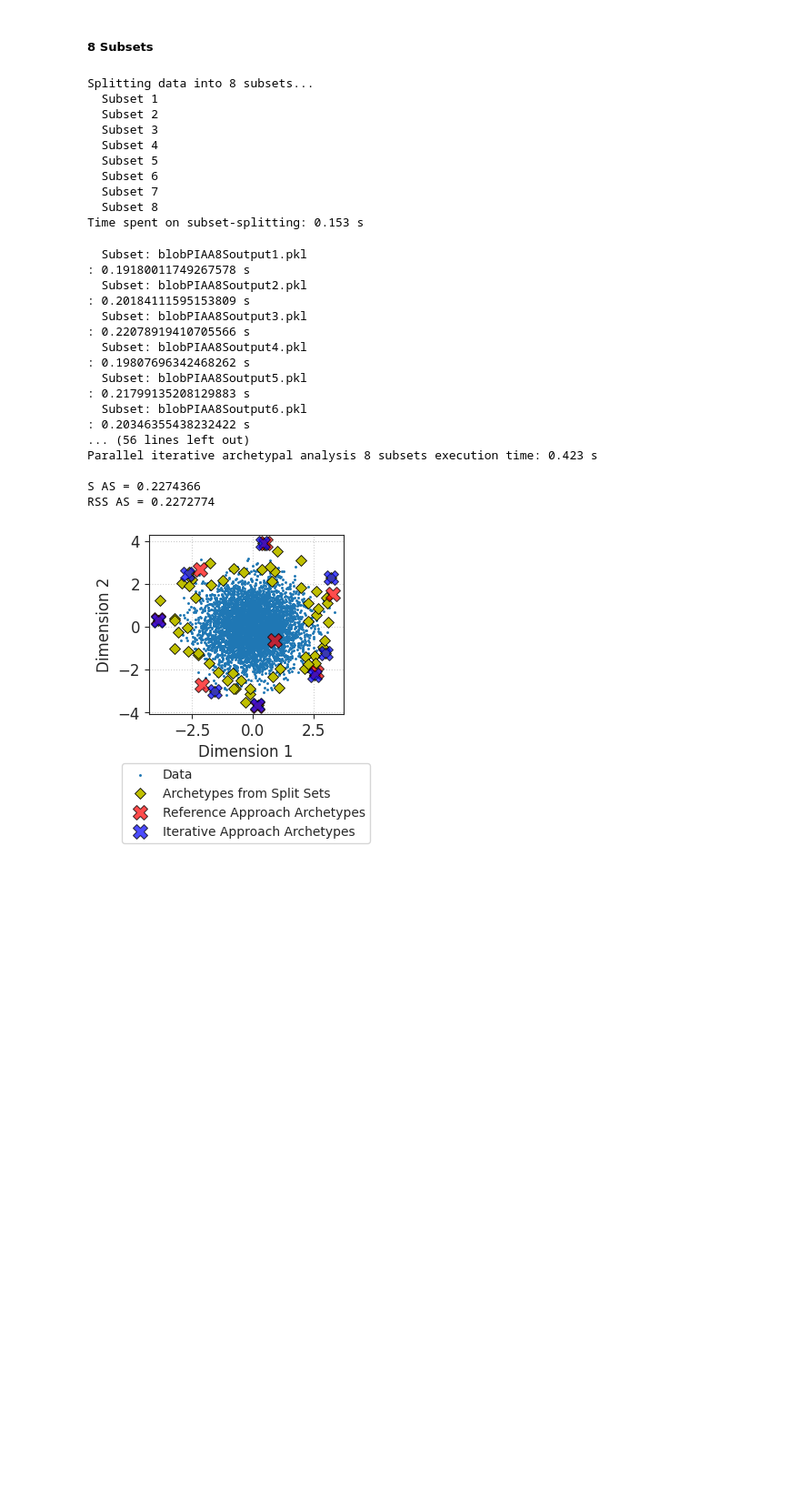
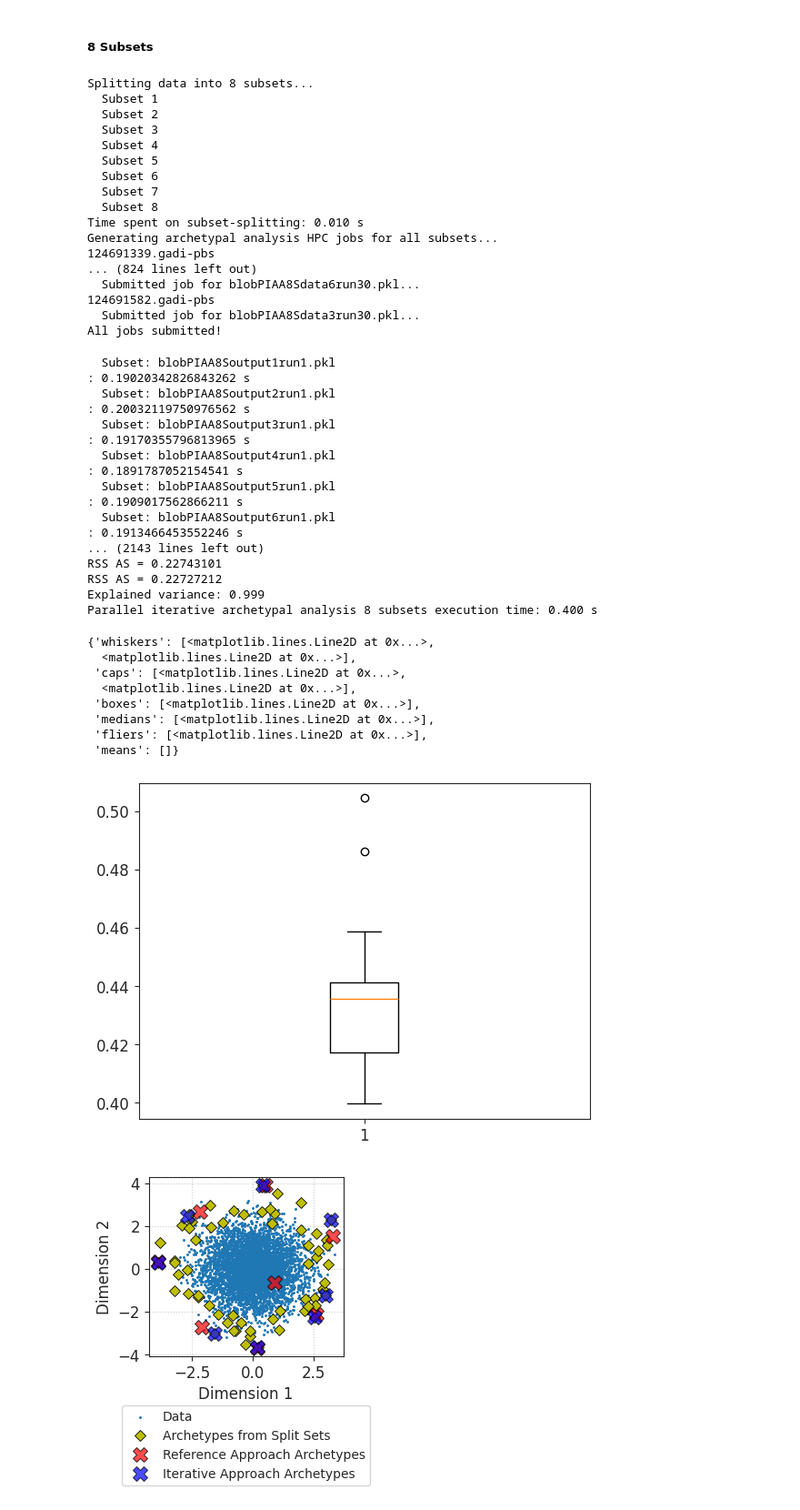
Before and after one commit to Jon-Ting/iteraa, a Jupyter notebook: docs/piaaDemo.ipynb, the cells around one changed output. Shown at 91% size. Cells and saved outputs as stored; diff of their text form; code cells hidden in the pictures; blank space fills up the shorter version.

```diff
--- a/docs/piaaDemo.ipynb
+++ b/docs/piaaDemo.ipynb
@@ -591,10 +671,13 @@ runAAonData(Xscaled, AAreference, AAiterative,
 # %% [markdown]
 ##### 8 Subsets
 # %%
-numSubset = 8
-# Split the data into subsets and run archetypal analysis on each subset (NOTE: job submission could only be done on HPC clusters)
-splitRunTime = runPIAA1(Xscaled, numArchetypes=numArchetypes, numSubset=numSubset, shuffle=SHUFFLE, randomState=RANDOM_STATE,
-                        datasetType=f"{figNamePrefix}{numSubset}S", numCPUs=1, wallTime='00:03:00', mem=5, verbose=VERBOSE)
+numArchetypes, numSubset = 8, 8
+splitRunTimes = []
+for i in range(NUM_ITER):
+    # Split the data into subsets and run archetypal analysis on each subset (NOTE: job submission could only be done on HPC clusters)
+    splitRunTime = runPIAA1(Xscaled, numArchetypes=numArchetypes, numSubset=numSubset, shuffle=SHUFFLE, randomState=RANDOM_STATE,
+                            datasetType=f"{figNamePrefix}{numSubset}S", postfixStr=f"run{i+1}", numCPUs=1, wallTime='00:03:00', mem=5, verbose=VERBOSE)
+    splitRunTimes.append(splitRunTime)
 # %% [output]
 Splitting data into 8 subsets...
   Subset 1
@@ -605,30 +688,53 @@ Splitting data into 8 subsets...
   Subset 6
   Subset 7
   Subset 8
-Time spent on subset-splitting: 0.153 s
+Time spent on subset-splitting: 0.010 s
+Generating archetypal analysis HPC jobs for all subsets...
+124691339.gadi-pbs
+... (824 lines left out)
+  Submitted job for blobPIAA8Sdata6run30.pkl...
+124691582.gadi-pbs
+  Submitted job for blobPIAA8Sdata3run30.pkl...
+All jobs submitted!
 # %%
 # Obtain the final results from the outcomes of the individual archetypal analysis on the subsets
-AAiterative = runPIAA2(Xscaled, numArchetypes=numArchetypes, numSubset=numSubset, onlyZ=False,
-                       robust=ROBUST, shuffle=SHUFFLE, randomState=RANDOM_STATE,
-                       datasetType=f"{figNamePrefix}{numSubset}S", verbose=VERBOSE, splitRunTime=splitRunTime)
+runTimes = []
+for i in range(NUM_ITER):
+    AAiterative = runPIAA2(Xscaled, numArchetypes=numArchetypes, numSubset=numSubset, onlyZ=False,
+                           robust=ROBUST, shuffle=SHUFFLE, randomState=RANDOM_STATE,
+                           datasetType=f"{figNamePrefix}{numSubset}S", postfixStr=f"run{i+1}",
+                           verbose=VERBOSE, splitRunTime=splitRunTime)
+    runTimes.append(AAiterative.runTime)
 # %% [output]
-  Subset: blobPIAA8Soutput1.pkl
-: 0.19180011749267578 s
-  Subset: blobPIAA8Soutput2.pkl
-: 0.20184111595153809 s
-  Subset: blobPIAA8Soutput3.pkl
-: 0.22078919410705566 s
-  Subset: blobPIAA8Soutput4.pkl
-: 0.19807696342468262 s
-  Subset: blobPIAA8Soutput5.pkl
-: 0.21799135208129883 s
-  Subset: blobPIAA8Soutput6.pkl
-: 0.20346355438232422 s
-... (56 lines left out)
-Parallel iterative archetypal analysis 8 subsets execution time: 0.423 s
-
-S AS = 0.2274366
-RSS AS = 0.2272774
+  Subset: blobPIAA8Soutput1run1.pkl
+: 0.19020342826843262 s
+  Subset: blobPIAA8Soutput2run1.pkl
+: 0.20032119750976562 s
+  Subset: blobPIAA8Soutput3run1.pkl
+: 0.19170355796813965 s
+  Subset: blobPIAA8Soutput4run1.pkl
+: 0.1891787052154541 s
+  Subset: blobPIAA8Soutput5run1.pkl
+: 0.1909017562866211 s
+  Subset: blobPIAA8Soutput6run1.pkl
+: 0.1913466453552246 s
+... (2143 lines left out)
+RSS AS = 0.22743101
+RSS AS = 0.22727212
+Explained variance: 0.999
+Parallel iterative archetypal analysis 8 subsets execution time: 0.400 s
+# %%
+plt.boxplot(runTimes)
+# %% [output]
+{'whiskers': [<matplotlib.lines.Line2D at 0x...>,
+  <matplotlib.lines.Line2D at 0x...>],
+ 'caps': [<matplotlib.lines.Line2D at 0x...>,
+  <matplotlib.lines.Line2D at 0x...>],
+ 'boxes': [<matplotlib.lines.Line2D at 0x...>],
+ 'medians': [<matplotlib.lines.Line2D at 0x...>],
+ 'fliers': [<matplotlib.lines.Line2D at 0x...>],
+ 'means': []}
+[figure, added]
 # %%
 # Compare the parallel iterative approach with the reference approach
 runAAonData(Xscaled, AAreference, AAiterative,
```
Also changed, not shown: parts of 12 cells of this notebook, 2 other files.
